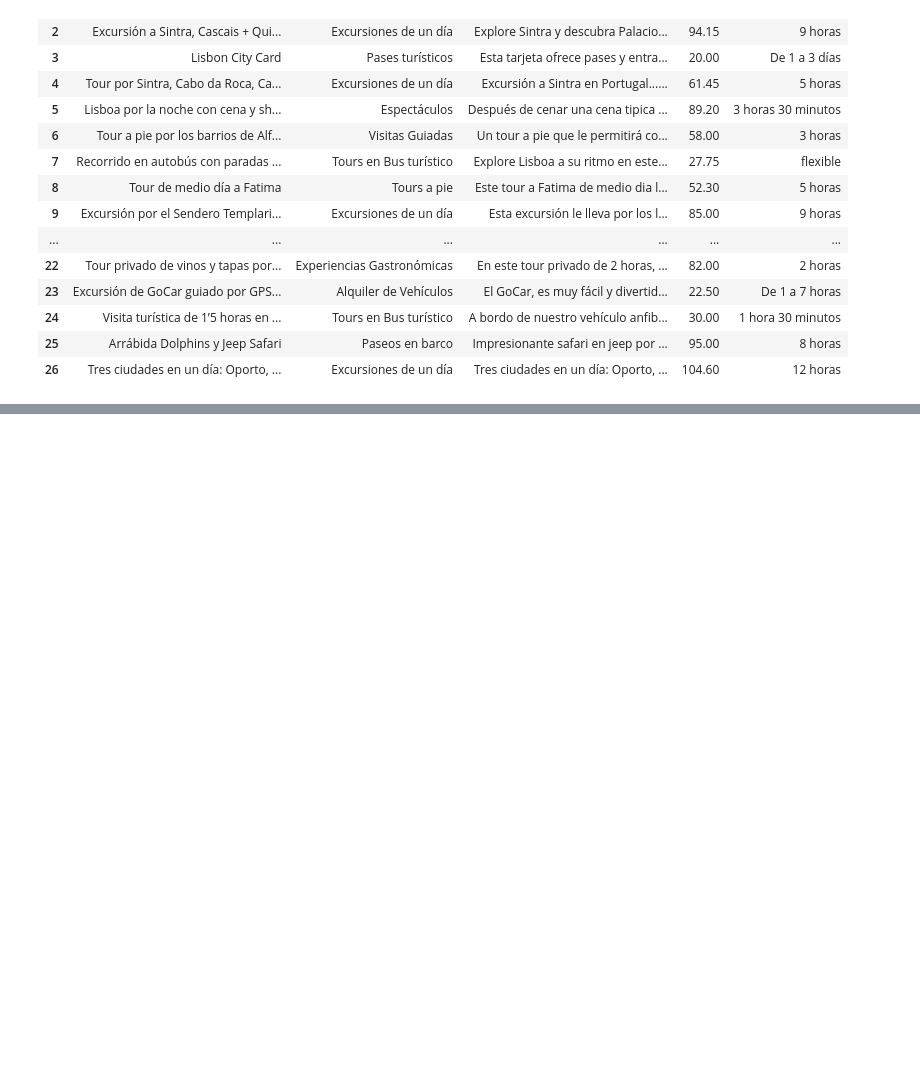
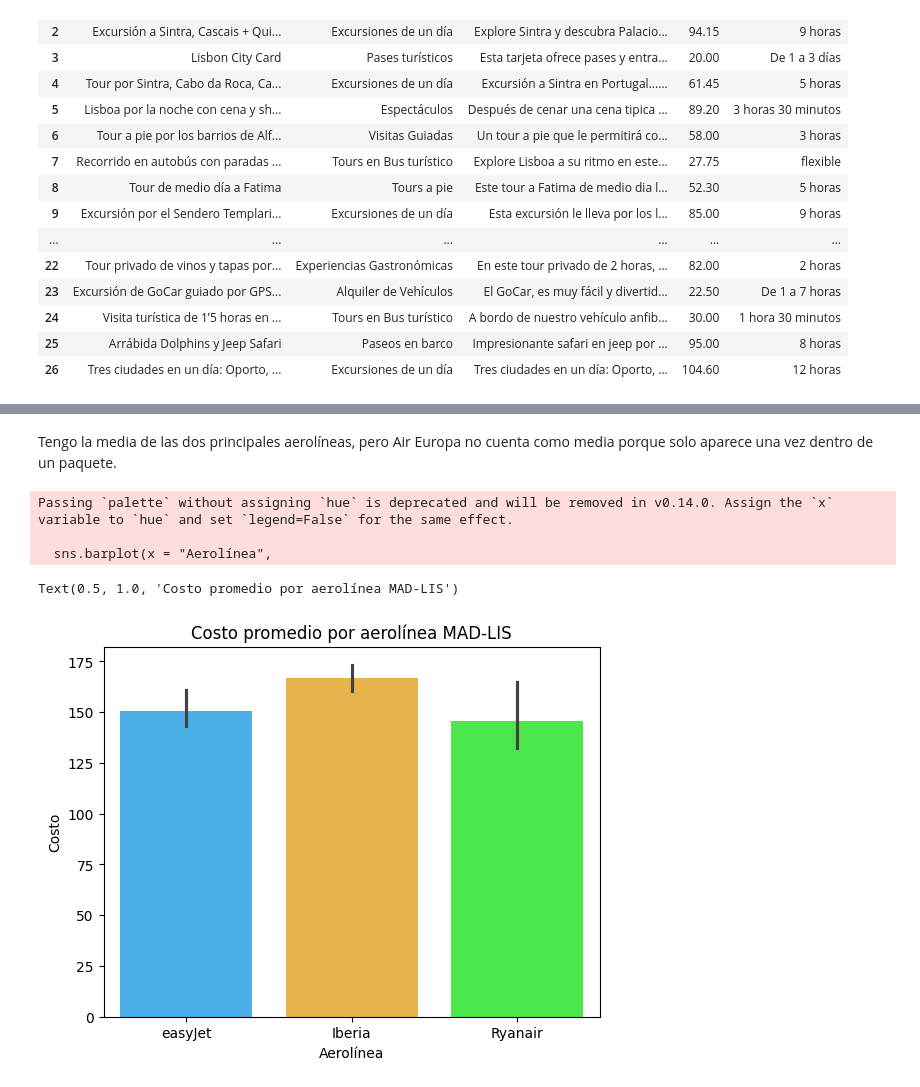
Before and after one commit to ngcarvajall/Entrega-Proyecto-ProyectoExplorandoViajes---Nelson-, a Jupyter notebook: EDA/Exploracion.ipynb, the cells around one changed output, grey strips where cells are left out. Drawn from its saved outputs; the diff is of its cells as text; code cells hidden in the pictures; blank space fills up the shorter version.

```diff
--- a/EDA/Exploracion.ipynb
+++ b/EDA/Exploracion.ipynb
@@ -460,0 +518,14 @@ excursiones_lisboa
+# %% [markdown]
+Tengo la media de las dos principales aerolíneas, pero Air Europa no cuenta como media porque solo aparece una vez dentro de un paquete.
+# %%
+sns.barplot(x = "Aerolínea",
+              y = 'Costo',
+              data = df_vuelos_lisboa,
+              palette=["#33B5FF", "#FFBB33", '#33FF33'])
+plt.title('Costo promedio por aerolínea MAD-LIS')
+# %% [output]
+Passing `palette` without assigning `hue` is deprecated and will be removed in v0.14.0. Assign the `x` variable to `hue` and set `legend=False` for the same effect.
+
+  sns.barplot(x = "Aerolínea",
+Text(0.5, 1.0, 'Costo promedio por aerolínea MAD-LIS')
+[figure, added]
```
Also changed, not shown: parts of 19 cells of this notebook.
